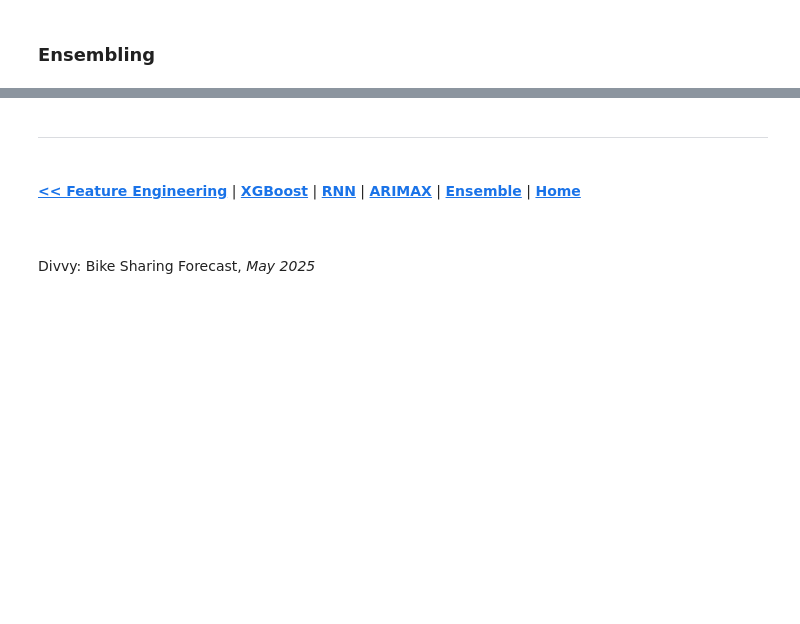
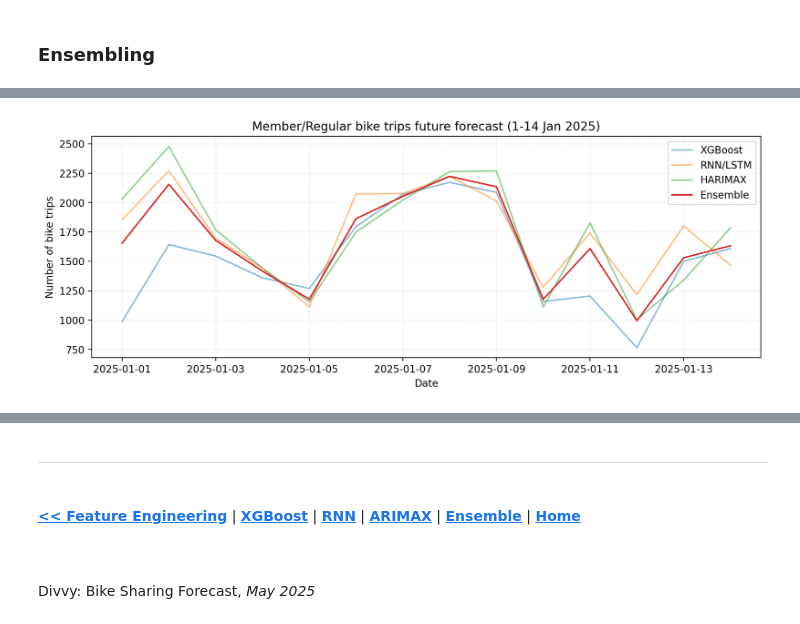
Before and after one commit to daluchkin/divvy_bike_sharing_forecast, a Jupyter notebook: 01_notebooks/06_Divvy_forecasting.ipynb, the cells around one changed output, grey strips where cells are left out. Drawn from its saved outputs; the diff is of its cells as text; code cells hidden in the pictures; blank space fills up the shorter version.

```diff
--- a/01_notebooks/06_Divvy_forecasting.ipynb
+++ b/01_notebooks/06_Divvy_forecasting.ipynb
@@ -629,0 +602,3 @@ plt.show()
+# %%
+# Member/Regular
+mr_forecast = ensemble_future(model_dumps, h_data, "member_regular_bike", horizon_forecast)
@@ -629,0 +641,4 @@ plt.show()
+# %%
+plot_forecast(mr_forecast, "Member/Regular bike trips future forecast (1-14 Jan 2025)")
+# %% [output]
+[figure, added]
```
Also changed, not shown: parts of 30 cells of this notebook.
